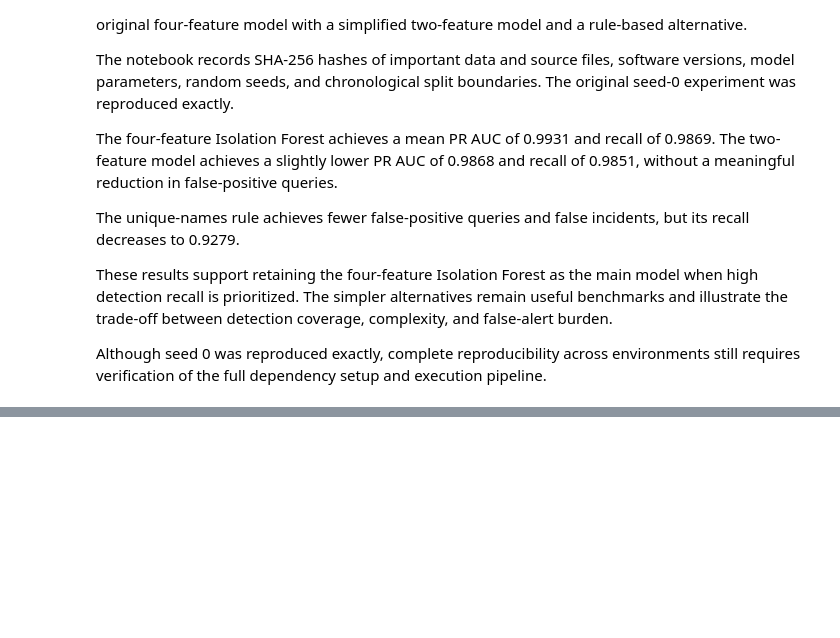
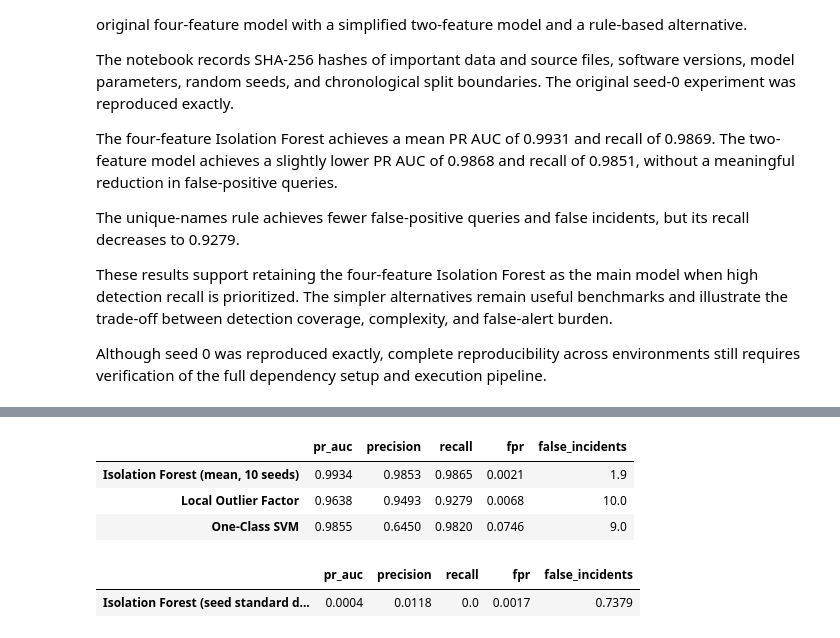
Before and after one commit to Rickderijk2002/Cybersecurity-Intrusion-Detection-2026, a Jupyter notebook: notebooks/05_evaluation_and_alternatives.ipynb, the cells around one changed output, grey strips where cells are left out. Saved outputs shown, nothing was run; the diff lists cells and outputs as text; code cells hidden in the pictures; blank space fills up the shorter version.

```diff
--- a/notebooks/05_evaluation_and_alternatives.ipynb
+++ b/notebooks/05_evaluation_and_alternatives.ipynb
@@ -863,0 +919,52 @@ Although seed 0 was reproduced exactly, complete reproducibility across environm
+# %%
+comparison_matrix = matrices[300]
+comparison_features = FEATURES[300]
+fit_rows, validation_rows = split_validation(
+    comparison_matrix.loc[comparison_matrix.split.eq("train")]
+)
+test_rows = comparison_matrix.loc[comparison_matrix.split.eq("test")]
+assert fit_rows.y.eq(0).all() and validation_rows.y.eq(0).all()
+assert fit_rows.ts.max() < validation_rows.ts.min() <= validation_rows.ts.max() < test_rows.ts.min()
+
+forest_runs = [scored["300 s, val_max", seed] for seed in SEEDS]
+for forest_run in forest_runs:
+    pd.testing.assert_frame_equal(
+        forest_run[test_rows.columns], test_rows, check_exact=True
+    )
+forest_metrics = pd.DataFrame([metrics(run) for run in forest_runs])
+
+alternative_models = {
+    "Local Outlier Factor": LocalOutlierFactor(n_neighbors=20, novelty=True),
+    "One-Class SVM": OneClassSVM(kernel="rbf", nu=0.05, gamma="scale"),
+}
+alternative_metrics = {}
+for name, estimator in alternative_models.items():
+    model = make_pipeline(StandardScaler(), estimator)
+    model.fit(fit_rows[comparison_features])
+    validation_scores = -model.score_samples(validation_rows[comparison_features])
+    threshold = validation_scores.max()
+    test_scores = -model.score_samples(test_rows[comparison_features])
+    assert np.isfinite(validation_scores).all() and np.isfinite(test_scores).all()
+    test_alerts = test_rows.assign(
+        role="test", score=test_scores, alert=(test_scores > threshold).astype(int)
+    )
+    alternative_metrics[name] = metrics(test_alerts)
+
+comparison_columns = ["pr_auc", "precision", "recall", "fpr", "false_incidents"]
+comparison = pd.DataFrame.from_dict(
+    {"Isolation Forest (mean, 10 seeds)": forest_metrics.mean(), **alternative_metrics},
+    orient="index",
+)[comparison_columns]
+
+display(comparison.round(4))
+
+display(forest_metrics[comparison_columns].std().to_frame().T.rename(
+    index={0: "Isolation Forest (seed standard deviation)"}
+    ).round(4))
+# %% [output]
+|  | pr_auc | precision | recall | fpr | false_incidents |
+| Isolation Forest (mean, 10 seeds) | 0.9934 | 0.9853 | 0.9865 | 0.0021 | 1.9 |
+| Local Outlier Factor | 0.9638 | 0.9493 | 0.9279 | 0.0068 | 10.0 |
+| One-Class SVM | 0.9855 | 0.6450 | 0.9820 | 0.0746 | 9.0 |
+|  | pr_auc | precision | recall | fpr | false_incidents |
+| Isolation Forest (seed standard d... | 0.0004 | 0.0118 | 0.0 | 0.0017 | 0.7379 |
```
Also changed, not shown: parts of 14 cells of this notebook.
